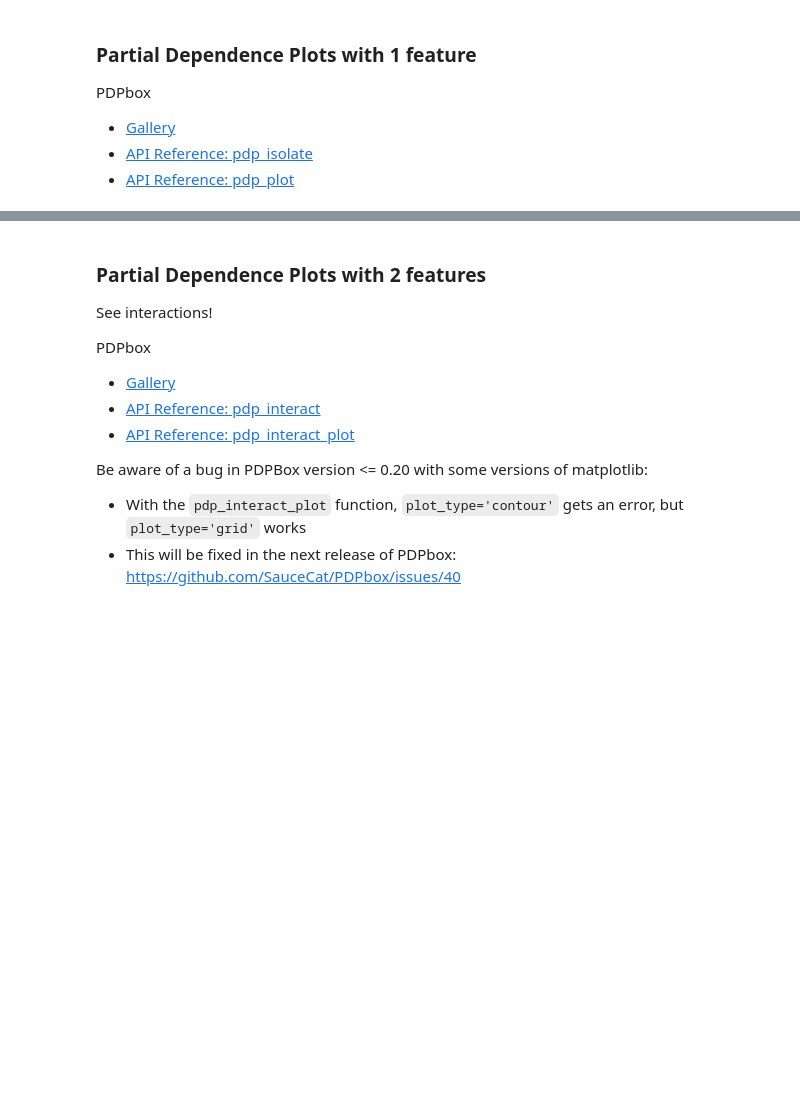
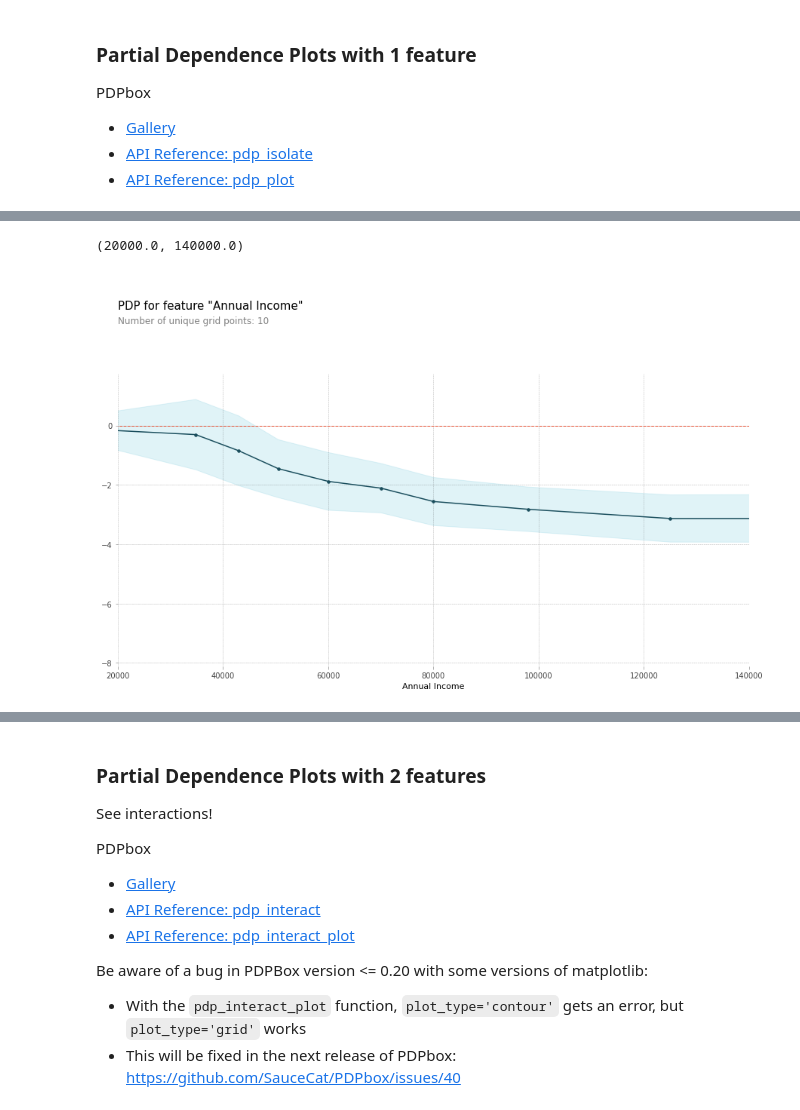
Before and after one commit to bloominstituteoftechnology/DS-Unit-2-Applied-Modeling, a Jupyter notebook: module4-model-interpretation/LS_DS_234.ipynb, the cells around one changed output, grey strips where cells are left out. Saved outputs shown, nothing was run; the diff lists cells and outputs as text; code cells hidden in the pictures; blank space fills up the shorter version.

```diff
--- a/module4-model-interpretation/LS_DS_234.ipynb
+++ b/module4-model-interpretation/LS_DS_234.ipynb
@@ -181,0 +224,6 @@ plt.rcParams['figure.dpi'] = 72
+# %%
+pdp_plot(isolated, feature_name=feature)
+plt.xlim([20000, 140000])
+# %% [output]
+(20000.0, 140000.0)
+[figure, added]
```
Also changed, not shown: parts of 8 cells of this notebook.
